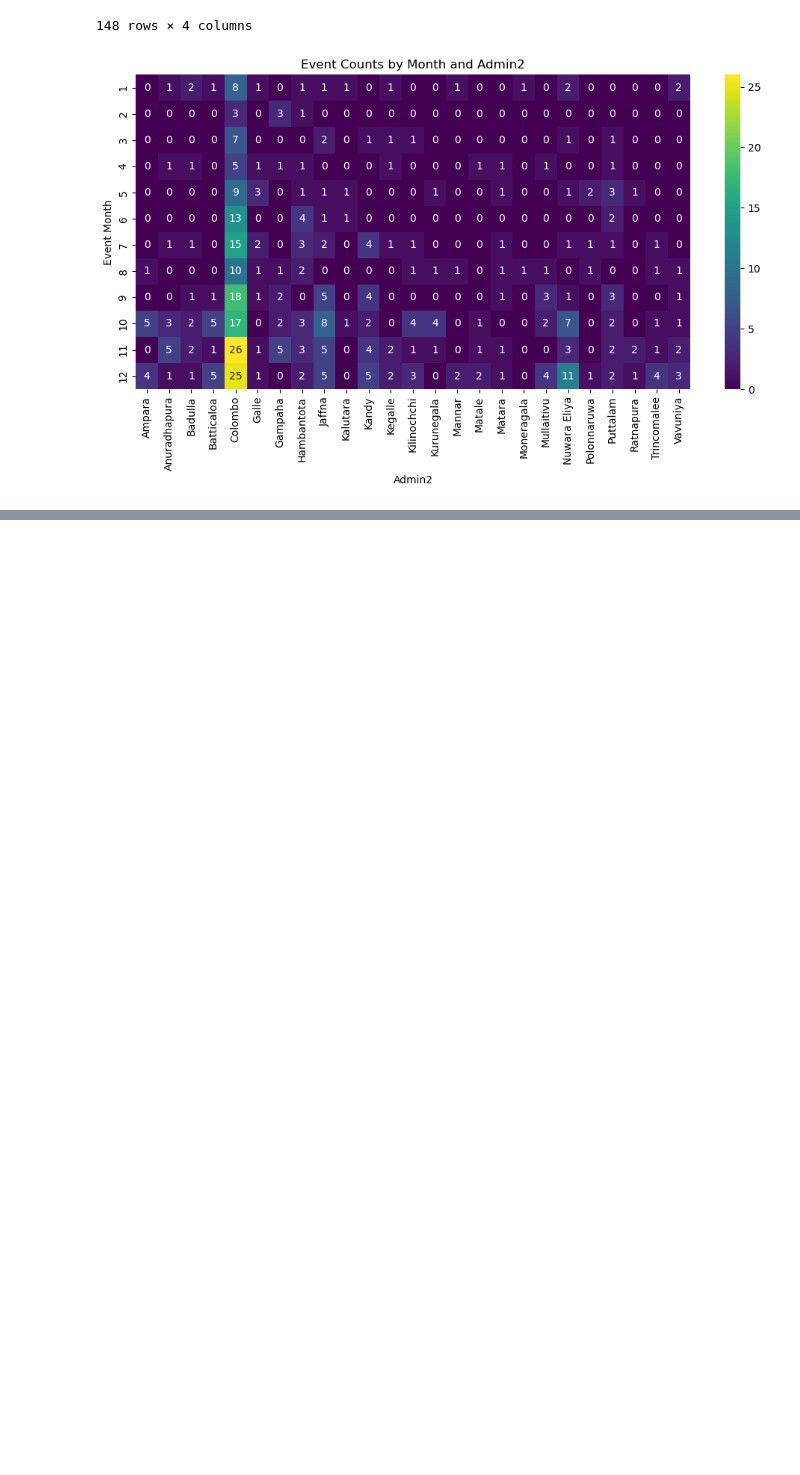
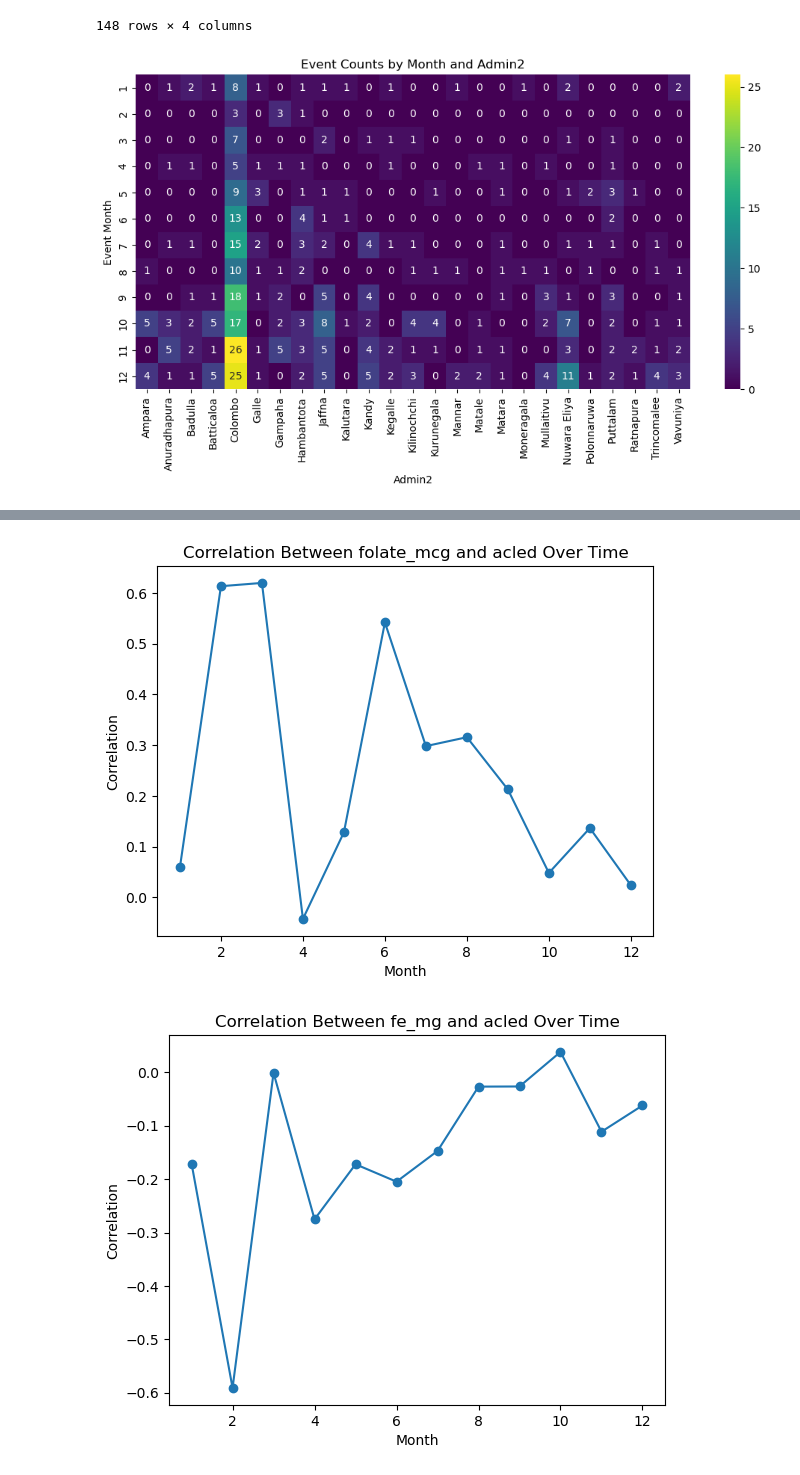
Before and after one commit to MIMI-wfp/sri_lanka, a Jupyter notebook: src/python/acled_variables.ipynb, the cells around one changed output, grey strips where cells are left out. Saved outputs shown, nothing was run; the diff lists cells and outputs as text; code cells hidden in the pictures; blank space fills up the shorter version.

```diff
--- a/src/python/acled_variables.ipynb
+++ b/src/python/acled_variables.ipynb
@@ -108,0 +202,11 @@ plt.show()
+# %%
+for nutrient in nutrients:
+    corr_by_month = adm2_season.groupby('month')[[nutrient, 'count']].corr().unstack().iloc[:,1]
+    corr_by_month.plot(kind='line', marker='o')
+    plt.title(f'Correlation Between {nutrient} and acled Over Time')
+    plt.xlabel('Month')
+    plt.ylabel('Correlation')
+    plt.show()
+# %% [output]
+[figure, added]
+[figure, added]
```
Also changed, not shown: parts of 10 cells of this notebook, 5 other files.
